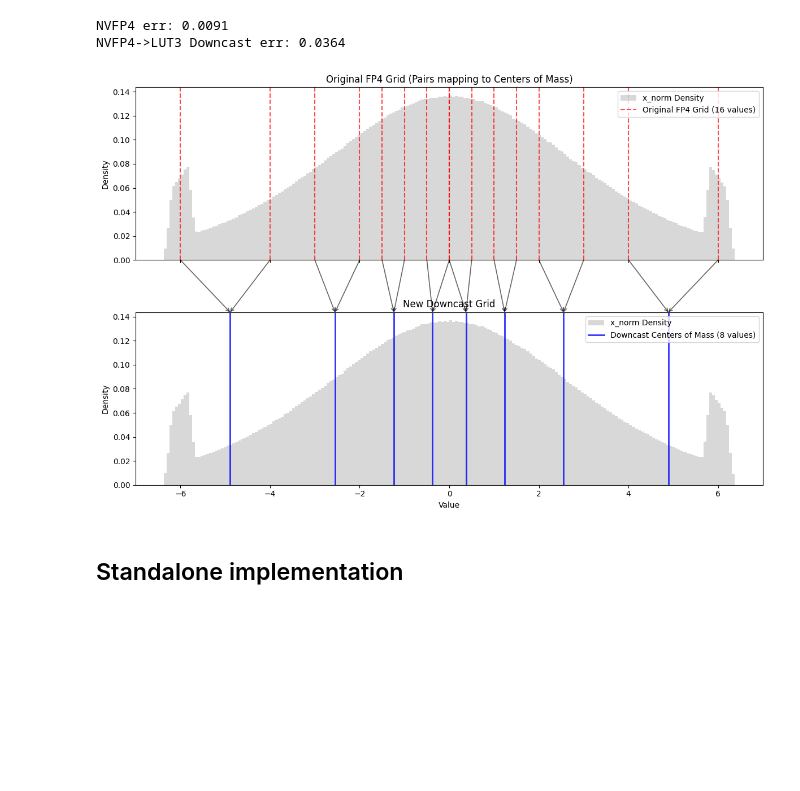
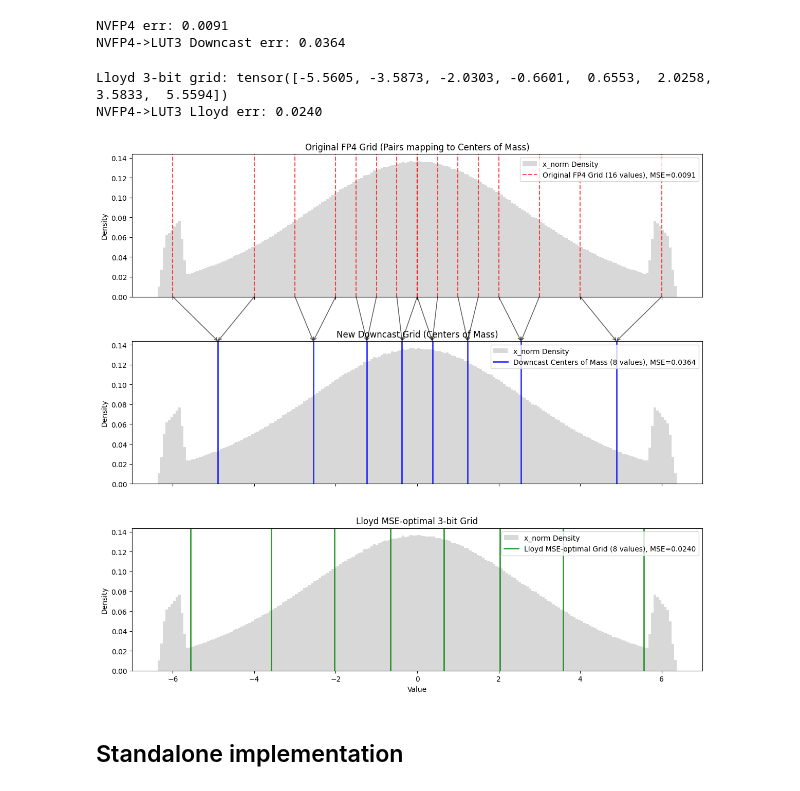
Before and after one commit to IST-DASLab/disaggregated-quantization, a Jupyter notebook: grids.ipynb, the cells around one changed output. Cells and saved outputs as stored; diff of their text form; code cells hidden in the pictures; blank space fills up the shorter version.

```diff
--- a/grids.ipynb
+++ b/grids.ipynb
@@ -21,7 +21,7 @@ FP4_GRID = torch.tensor([
 ])
 
 def round_scales(scales):
-    s_dec = scales.max() / (447.99 * 6.0)
+    s_dec = scales.abs().max() / (447.99 * 6.0)
     s_dec[s_dec == 0] = 1.0
     s_dec_b = scales / 6.0
     s_dec_b_e4m3 = (s_dec_b / s_dec).to(torch.float8_e4m3fn).float()
@@ -110,61 +110,103 @@ print(f"NVFP4->LUT3 Downcast err: {err_fp4_downcast:.4f}")
 # %% [output]
 NVFP4 err: 0.0091
 NVFP4->LUT3 Downcast err: 0.0364
+# %%
+def lloyd_grid(x: torch.Tensor, n_levels: int = 8, n_iters: int = 200) -> torch.Tensor:
+    """MSE-optimal scalar quantization grid via Lloyd's algorithm (1-D k-means)."""
+    x_flat = x.flatten()
+    qs = torch.linspace(0, 1, n_levels + 2)[1:-1]
+    # init centroids from quantiles of a subsample (torch.quantile has a 2**24 size limit)
+    sample = x_flat[torch.randperm(x_flat.numel())[:1_000_000]]
+    centers = torch.quantile(sample, qs)
+    for _ in range(n_iters):
+        inds = index_rtn_grid(x_flat, centers)
+        sums = torch.bincount(inds, weights=x_flat, minlength=n_levels).double()
+        counts = torch.bincount(inds, minlength=n_levels).double()
+        # keep empty clusters at their previous center: setting them to 0 would break the
+        # sorted-grid invariant that index_rtn_grid (bucketize) relies on and collapse the grid.
+        new_centers = centers.double().clone()
+        nonempty = counts > 0
+        new_centers[nonempty] = sums[nonempty] / counts[nonempty]
+        new_centers = new_centers.to(centers.dtype)
+        if torch.allclose(new_centers, centers, atol=1e-7):
+            centers = new_centers
+            break
+        centers = new_centers
+    return centers
+
+
+def quantize_lloyd(x_norm: torch.Tensor, scales: torch.Tensor, grid: torch.Tensor) -> torch.Tensor:
+    inds = index_rtn_grid(x_norm, grid)
+    return grid[inds] * scales
+
+
+BEST_LLOYD_GRID = lloyd_grid(x_norm)
+x_lloyd = quantize_lloyd(x_norm, scales, BEST_LLOYD_GRID)
+err_lloyd = (x - x_lloyd).pow(2).mean() / x.pow(2).mean()
+print(f"Lloyd 3-bit grid: {BEST_LLOYD_GRID}")
+print(f"NVFP4->LUT3 Lloyd err: {err_lloyd:.4f}")
+# %% [output]
+Lloyd 3-bit grid: tensor([-5.5605, -3.5873, -2.0303, -0.6601,  0.6553,  2.0258,  3.5833,  5.5594])
+NVFP4->LUT3 Lloyd err: 0.0240
 # %%
 import matplotlib.pyplot as plt
 from matplotlib.patches import ConnectionPatch
 
 
 # 3. Plotting Setup
-fig, (ax1, ax2) = plt.subplots(2, 1, figsize=(12, 8), sharex=True)
+fig, (ax1, ax2, ax3) = plt.subplots(3, 1, figsize=(12, 11), sharex=True)
 x_np = x_norm.flatten().numpy()
 
-# Plot x_norm density on both subplots
-ax1.hist(x_np, bins=200, density=True, alpha=0.3, color='gray', label='x_norm Density')
-ax2.hist(x_np, bins=200, density=True, alpha=0.3, color='gray', label='x_norm Density')
+# Plot x_norm density on all subplots
+for ax in (ax1, ax2, ax3):
+    ax.hist(x_np, bins=200, density=True, alpha=0.3, color='gray', label='x_norm Density')
 
 max_y2 = ax2.get_ylim()[1]
 
 # 4. Plot Original Grid (Top)
 for i, val in enumerate(FP4_GRID):
-    label = 'Original FP4 Grid (16 values)' if i == 0 else ""
+    label = f'Original FP4 Grid (16 values), MSE={err_fp4:.4f}' if i == 0 else ""
     ax1.axvline(val.item(), color='red', linestyle='--', alpha=0.7, label=label)
 
-# 5. Plot Downcast Centers of Mass (Bottom)
+# 5. Plot Downcast Centers of Mass (Middle)
 for i, val in enumerate(BEST_FP4_DOWNCAST):
-    label = 'Downcast Centers of Mass (8 values)' if i == 0 else ""
+    label = f'Downcast Centers of Mass (8 values), MSE={err_fp4_downcast:.4f}' if i == 0 else ""
     ax2.axvline(val.item(), color='blue', linestyle='-', linewidth=2, alpha=0.8, label=label)
 
-# 6. Draw Connection Arrows
+# 6. Plot Lloyd MSE-optimal grid (Bottom)
+for i, val in enumerate(BEST_LLOYD_GRID):
+    label = f'Lloyd MSE-optimal Grid (8 values), MSE={err_lloyd:.4f}' if i == 0 else ""
+    ax3.axvline(val.item(), color='green', linestyle='-', linewidth=2, alpha=0.8, label=label)
+
+# 7. Draw Connection Arrows (FP4 pairs -> Centers of Mass)
 for i, val in enumerate(FP4_GRID):
     com_idx = i >> 1
     com_val = BEST_FP4_DOWNCAST[com_idx].item()
 
     # ConnectionPatch maps coordinates across different subplots
     con = ConnectionPatch(
         xyA=(val.item(), 0),          # Start at y=0 on ax1 (bottom of top subplot)
-        xyB=(com_val, max_y2),        # End at max_y on ax2 (top of bottom subplot)
+        xyB=(com_val, max_y2),        # End at max_y on ax2 (top of middle subplot)
         coordsA="data", coordsB="data",
         axesA=ax1, axesB=ax2,
         color="black", arrowstyle="->", shrinkB=0, lw=1.2, alpha=0.6
     )
     ax1.add_artist(con)
 
 # Formatting
 ax1.set_title("Original FP4 Grid (Pairs mapping to Centers of Mass)")
-ax2.set_title("New Downcast Grid")
-ax1.set_ylabel("Density")
-ax2.set_ylabel("Density")
-ax2.set_xlabel("Value")
+ax2.set_title("New Downcast Grid (Centers of Mass)")
+ax3.set_title("Lloyd MSE-optimal 3-bit Grid")
+for ax in (ax1, ax2, ax3):
+    ax.set_ylabel("Density")
+    ax.legend(loc='upper right')
+ax3.set_xlabel("Value")
 ax1.set_xlim(-7, 7)
-
-ax1.legend(loc='upper right')
-ax2.legend(loc='upper right')
 
 plt.tight_layout()
 plt.savefig('fp4_downcast_visualization.png', dpi=150)
 # %% [output]
-[figure, old version]
+[figure, new version]
 # %% [markdown]
 ## Standalone implementation
 # %%
```
Also changed, not shown: parts of 13 cells of this notebook, 2 other files.
